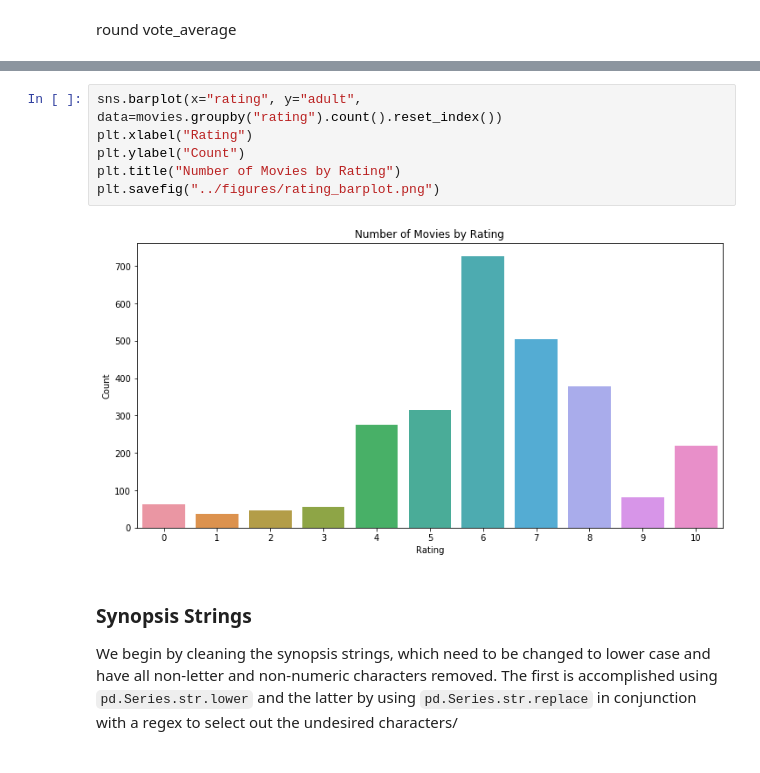
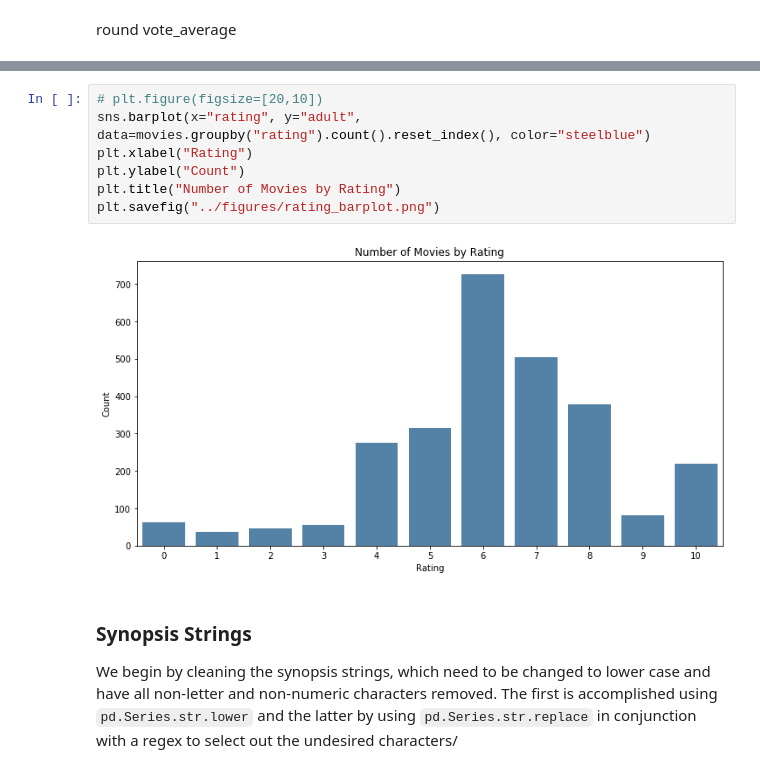
Before and after one commit to chrispyles/honors-thesis, a Jupyter notebook: notebooks/data-cleaning-eda.ipynb, the cells around one changed output, grey strips where cells are left out. Drawn from its saved outputs; the diff is of its cells as text.

```diff
--- a/notebooks/data-cleaning-eda.ipynb
+++ b/notebooks/data-cleaning-eda.ipynb
@@ -78,13 +60,14 @@ movies.head()
 | 3 | False | /q9hnJ9SzwcF30seRtXEzLd5l1gw.jpg | [18, 35, 14] | 351044 | en | Welcome to Marwen | When a devastating attack shatter... | 61.973 | ... |
 | 4 | False | /AmO8I38bkHwKhgxPNrd6djBQyPU.jpg | [53, 9648, 27, 14] | 361292 | en | Suspiria | A darkness swirls at the center o... | 41.461 | ... |
 # %%
-sns.barplot(x="rating", y="adult", data=movies.groupby("rating").count().reset_index())
+# plt.figure(figsize=[20,10])
+sns.barplot(x="rating", y="adult", data=movies.groupby("rating").count().reset_index(), color="steelblue")
 plt.xlabel("Rating")
 plt.ylabel("Count")
 plt.title("Number of Movies by Rating")
 plt.savefig("../figures/rating_barplot.png")
 # %% [output]
-[figure, old version]
+[figure, new version]
 # %% [markdown]
 ### Synopsis Strings
 
```
Also changed, not shown: parts of 13 cells of this notebook, 24 other files.
